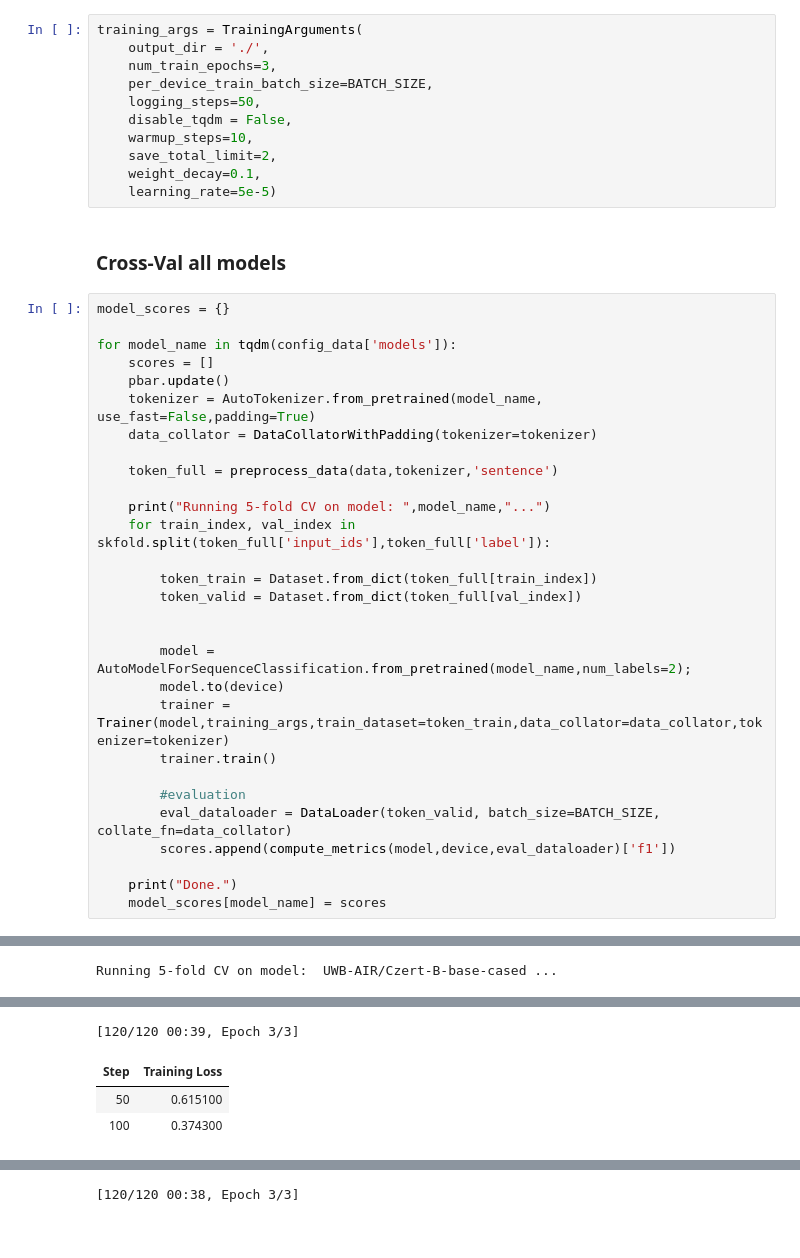
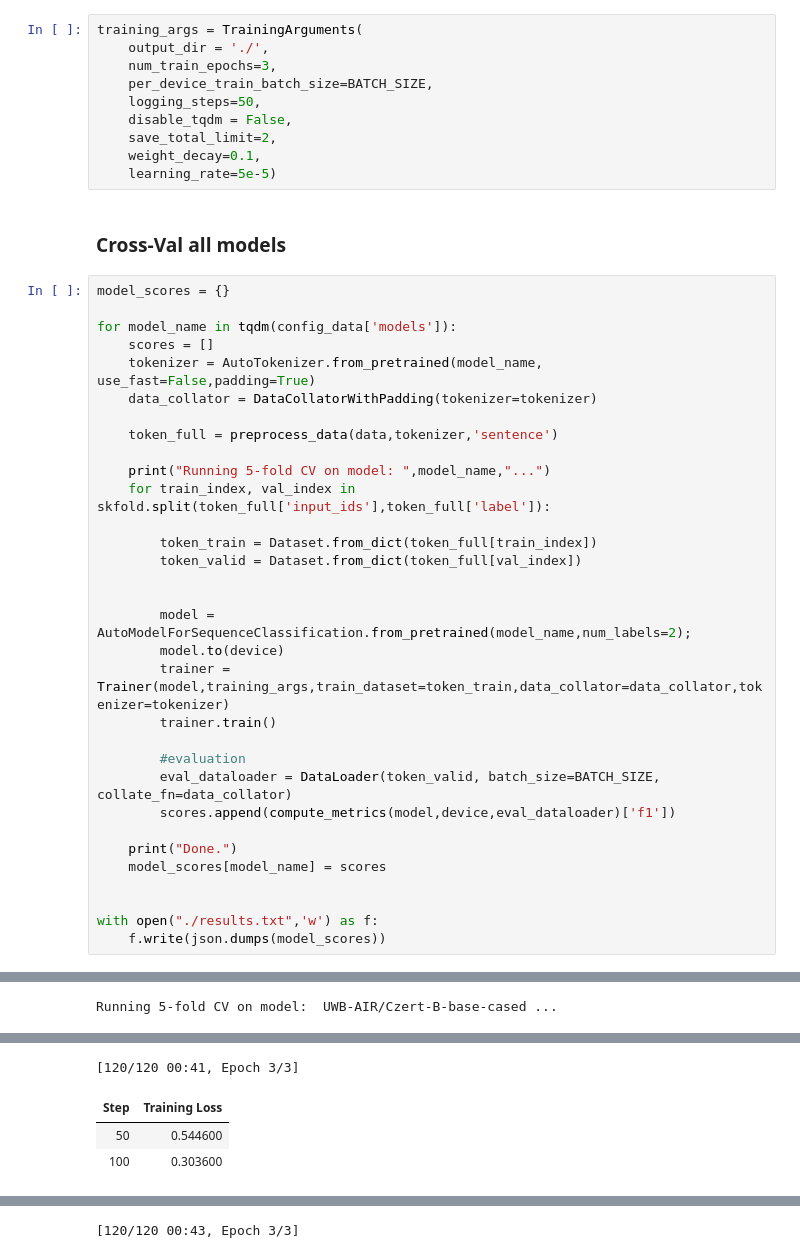
Before and after one commit to horychtom/czech-media-bias-detection, a Jupyter notebook: notebooks/media/baseline/baseline_babe.ipynb, the cells around one changed output, grey strips where cells are left out. Saved outputs shown, nothing was run; the diff lists cells and outputs as text.

```diff
--- a/notebooks/media/baseline/baseline_babe.ipynb
+++ b/notebooks/media/baseline/baseline_babe.ipynb
@@ -75,7 +74,6 @@ training_args = TrainingArguments(
     per_device_train_batch_size=BATCH_SIZE,
     logging_steps=50,
     disable_tqdm = False,
-    warmup_steps=10,
     save_total_limit=2,
     weight_decay=0.1,
     learning_rate=5e-5)
@@ -86,7 +84,6 @@ model_scores = {}
 
 for model_name in tqdm(config_data['models']):
     scores = []
-    pbar.update()
     tokenizer = AutoTokenizer.from_pretrained(model_name, use_fast=False,padding=True)
     data_collator = DataCollatorWithPadding(tokenizer=tokenizer)
 
@@ -110,4 +107,8 @@ for model_name in tqdm(config_data['models']):
 
     print("Done.")
     model_scores[model_name] = scores
+
+
+with open("./results.txt",'w') as f:
+    f.write(json.dumps(model_scores))
 # %% [output]
@@ -145,11 +120,11 @@ Model config BertConfig {
   Instantaneous batch size per device = 64
   Total train batch size (w. parallel, distributed & accumulation) = 64
   Gradient Accumulation steps = 1
   Total optimization steps = 120
-[120/120 00:39, Epoch 3/3]
+[120/120 00:41, Epoch 3/3]
 | Step | Training Loss |
-| 50 | 0.615100 |
-| 100 | 0.374300 |
+| 50 | 0.544600 |
+| 100 | 0.303600 |
 Training completed. Do not forget to share your model on huggingface.co/models =)
 
 
@@ -167,5 +142,5 @@ Model config BertConfig {
   Total train batch size (w. parallel, distributed & accumulation) = 64
   Gradient Accumulation steps = 1
   Total optimization steps = 120
-[120/120 00:38, Epoch 3/3]
+[120/120 00:43, Epoch 3/3]
 | Step | Training Loss |
```
Also changed, not shown: parts of 5 cells of this notebook, 3 other files.
